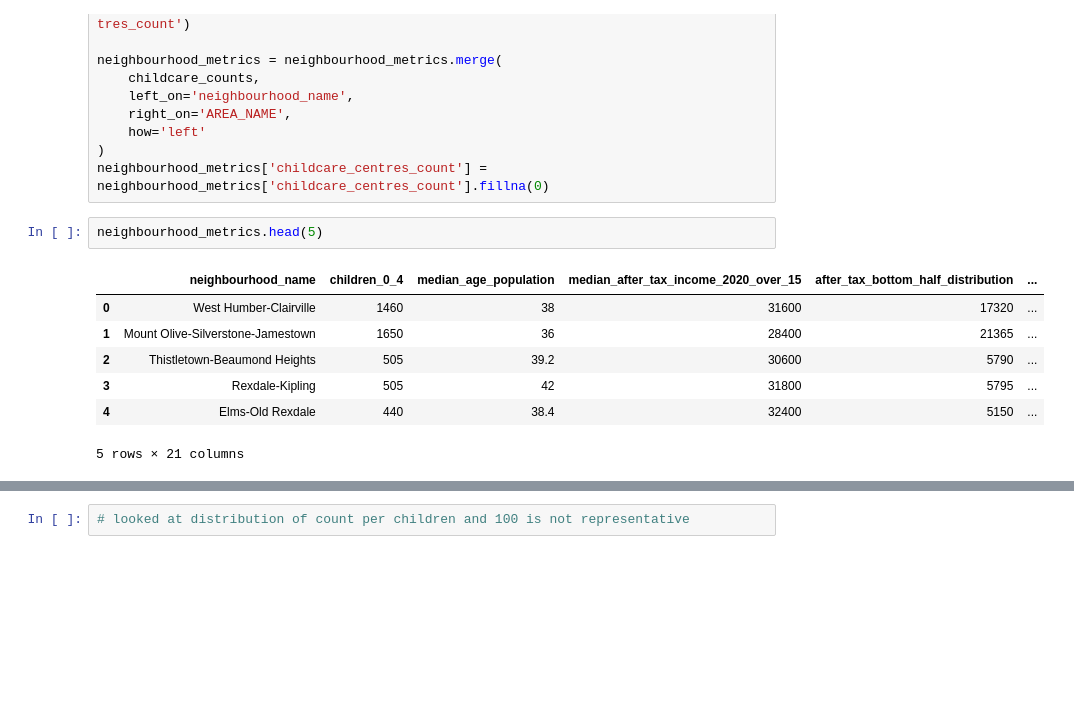
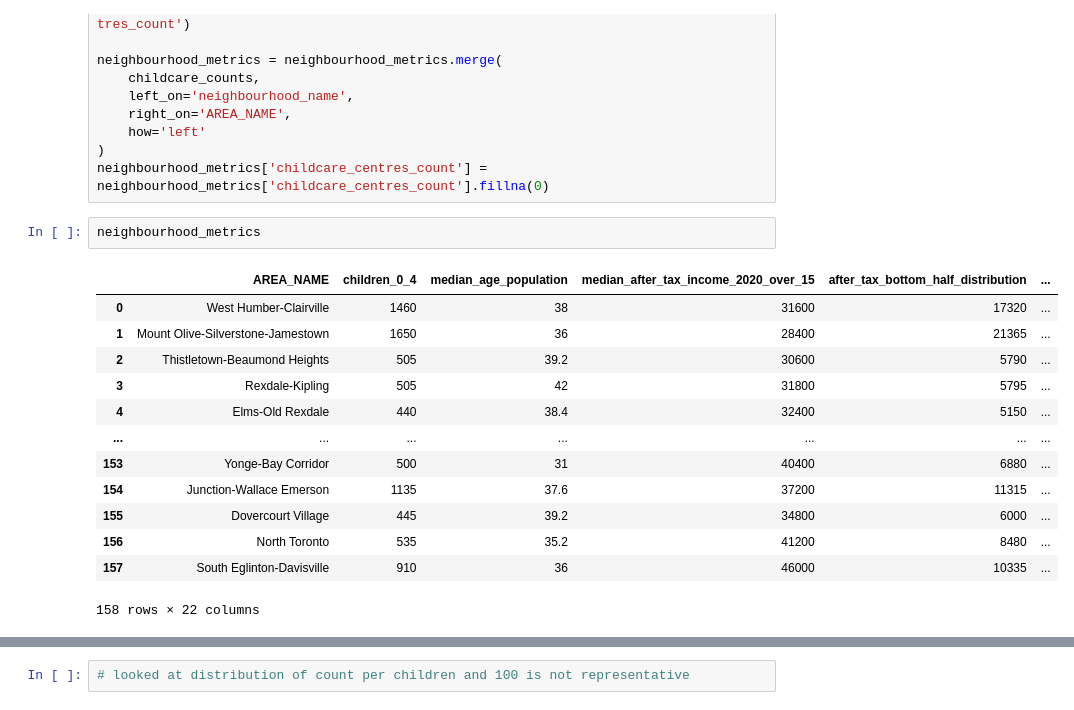
Before and after one commit to lucas-ben/mba-business-analytics, a Jupyter notebook: Data Viz Data Folder/file.ipynb, the cells around one changed output, grey strips where cells are left out. Cells and saved outputs as stored; diff of their text form; blank space fills up the shorter version.

```diff
--- a/Data Viz Data Folder/file.ipynb
+++ b/Data Viz Data Folder/file.ipynb
@@ -284,12 +284,18 @@ neighbourhood_metrics = neighbourhood_metrics.merge(
 )
 neighbourhood_metrics['childcare_centres_count'] = neighbourhood_metrics['childcare_centres_count'].fillna(0)
 # %%
-neighbourhood_metrics.head(5)
+neighbourhood_metrics
 # %% [output]
-|  | neighbourhood_name | children_0_4 | median_age_population | median_after_tax_income_2020_over_15 | after_tax_bottom_half_distribution | ... |
+|  | AREA_NAME | children_0_4 | median_age_population | median_after_tax_income_2020_over_15 | after_tax_bottom_half_distribution | ... |
 | 0 | West Humber-Clairville | 1460 | 38 | 31600 | 17320 | ... |
 | 1 | Mount Olive-Silverstone-Jamestown | 1650 | 36 | 28400 | 21365 | ... |
 | 2 | Thistletown-Beaumond Heights | 505 | 39.2 | 30600 | 5790 | ... |
 | 3 | Rexdale-Kipling | 505 | 42 | 31800 | 5795 | ... |
 | 4 | Elms-Old Rexdale | 440 | 38.4 | 32400 | 5150 | ... |
+| ... | ... | ... | ... | ... | ... | ... |
+| 153 | Yonge-Bay Corridor | 500 | 31 | 40400 | 6880 | ... |
+| 154 | Junction-Wallace Emerson | 1135 | 37.6 | 37200 | 11315 | ... |
+| 155 | Dovercourt Village | 445 | 39.2 | 34800 | 6000 | ... |
+| 156 | North Toronto | 535 | 35.2 | 41200 | 8480 | ... |
+| 157 | South Eglinton-Davisville | 910 | 36 | 46000 | 10335 | ... |
-5 rows × 21 columns
+158 rows × 22 columns
```
Also changed, not shown: parts of 12 cells of this notebook, 4 other files.
